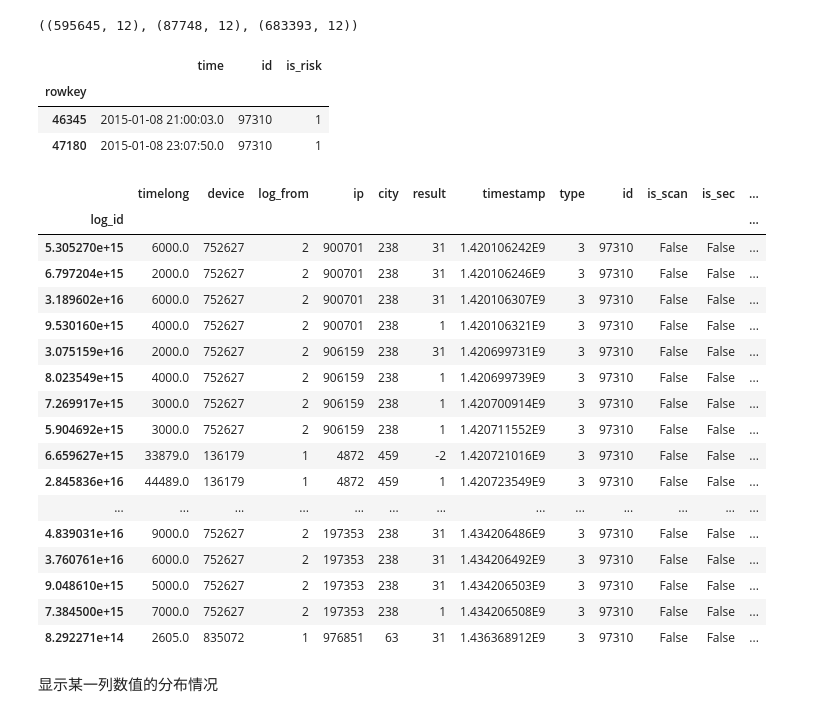
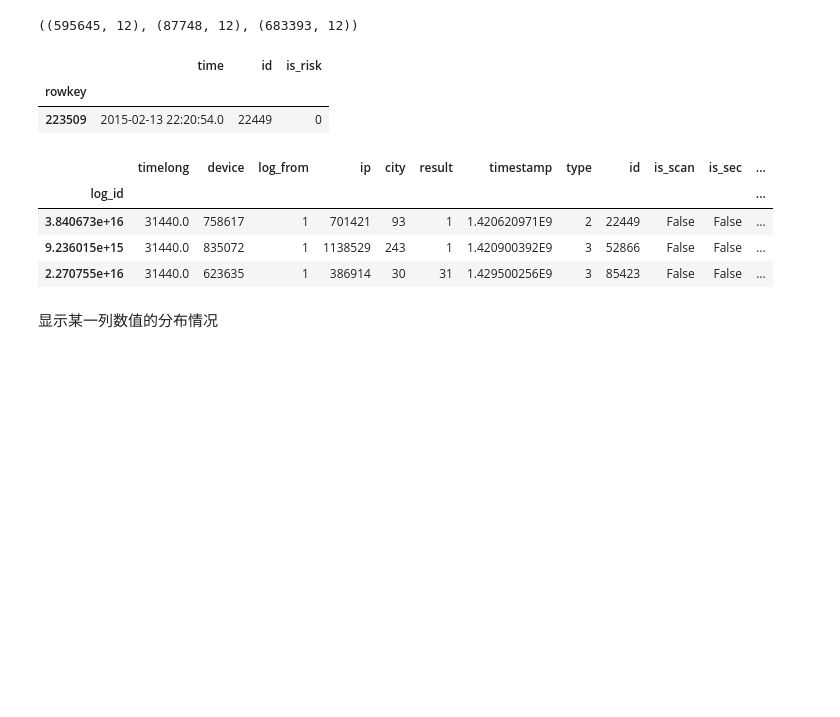
Before and after one commit to tusonggao/Kaggle_code, a Jupyter notebook: jd_contest/jd_contest.ipynb, the cells around one changed output. Saved outputs shown, nothing was run; the diff lists cells and outputs as text; code cells hidden in the pictures; blank space fills up the shorter version.

```diff
--- a/jd_contest/jd_contest.ipynb
+++ b/jd_contest/jd_contest.ipynb
@@ -26,36 +26,24 @@ login_df['result'].unique()
 login_df['id'].unique()
 len(login_df['city'].unique()), len(login_df.index)
 trade_df.count()
-trade_df[trade_df.id=='97310'].sort_values(by='time', ascending = True)
+trade_df[trade_df.id=='22449'].sort_values(by='time', ascending = True)
 # %% [output]
 |  | time | id | is_risk |
 | rowkey |  |  |  |
-| 46345 | 2015-01-08 21:00:03.0 | 97310 | 1 |
-| 47180 | 2015-01-08 23:07:50.0 | 97310 | 1 |
+| 223509 | 2015-02-13 22:20:54.0 | 22449 | 0 |
 # %%
-merged_login_df[merged_login_df.id=='97310'].sort_values(by='time', ascending = True)
-# merged_login_df[merged_login_df.device==835072].sort_values(by='time', ascending = True)
-# merged_login_df[merged_login_df.ip==359080].sort_values(by='time', ascending = True)
+# merged_login_df[merged_login_df.id=='52866'].sort_values(by='time', ascending = True)
+# merged_login_df[merged_login_df.device==998778].sort_values(by='time', ascending = True)
+# merged_login_df[merged_login_df.ip==861771].sort_values(by='time', ascending = True)
+# merged_login_df[merged_login_df.city==456].sort_values(by='time', ascending = True)
 # merged_login_df[merged_login_df.device==756350].sort_values(by='time', ascending = True)
+merged_login_df[merged_login_df.timelong==31440.0].sort_values(by='time', ascending = True)
 # %% [output]
 |  | timelong | device | log_from | ip | city | result | timestamp | type | id | is_scan | is_sec | ... |
 | log_id |  |  |  |  |  |  |  |  |  |  |  | ... |
-| 5.305270e+15 | 6000.0 | 752627 | 2 | 900701 | 238 | 31 | 1.420106242E9 | 3 | 97310 | False | False | ... |
-| 6.797204e+15 | 2000.0 | 752627 | 2 | 900701 | 238 | 31 | 1.420106246E9 | 3 | 97310 | False | False | ... |
-| 3.189602e+16 | 6000.0 | 752627 | 2 | 900701 | 238 | 31 | 1.420106307E9 | 3 | 97310 | False | False | ... |
-| 9.530160e+15 | 4000.0 | 752627 | 2 | 900701 | 238 | 1 | 1.420106321E9 | 3 | 97310 | False | False | ... |
-| 3.075159e+16 | 2000.0 | 752627 | 2 | 906159 | 238 | 31 | 1.420699731E9 | 3 | 97310 | False | False | ... |
-| 8.023549e+15 | 4000.0 | 752627 | 2 | 906159 | 238 | 1 | 1.420699739E9 | 3 | 97310 | False | False | ... |
-| 7.269917e+15 | 3000.0 | 752627 | 2 | 906159 | 238 | 1 | 1.420700914E9 | 3 | 97310 | False | False | ... |
-| 5.904692e+15 | 3000.0 | 752627 | 2 | 906159 | 238 | 1 | 1.420711552E9 | 3 | 97310 | False | False | ... |
-| 6.659627e+15 | 33879.0 | 136179 | 1 | 4872 | 459 | -2 | 1.420721016E9 | 3 | 97310 | False | False | ... |
-| 2.845836e+16 | 44489.0 | 136179 | 1 | 4872 | 459 | 1 | 1.420723549E9 | 3 | 97310 | False | False | ... |
-| ... | ... | ... | ... | ... | ... | ... | ... | ... | ... | ... | ... | ... |
-| 4.839031e+16 | 9000.0 | 752627 | 2 | 197353 | 238 | 31 | 1.434206486E9 | 3 | 97310 | False | False | ... |
-| 3.760761e+16 | 6000.0 | 752627 | 2 | 197353 | 238 | 31 | 1.434206492E9 | 3 | 97310 | False | False | ... |
-| 9.048610e+15 | 5000.0 | 752627 | 2 | 197353 | 238 | 31 | 1.434206503E9 | 3 | 97310 | False | False | ... |
-| 7.384500e+15 | 7000.0 | 752627 | 2 | 197353 | 238 | 1 | 1.434206508E9 | 3 | 97310 | False | False | ... |
-| 8.292271e+14 | 2605.0 | 835072 | 1 | 976851 | 63 | 31 | 1.436368912E9 | 3 | 97310 | False | False | ... |
+| 3.840673e+16 | 31440.0 | 758617 | 1 | 701421 | 93 | 1 | 1.420620971E9 | 2 | 22449 | False | False | ... |
+| 9.236015e+15 | 31440.0 | 835072 | 1 | 1138529 | 243 | 1 | 1.420900392E9 | 3 | 52866 | False | False | ... |
+| 2.270755e+16 | 31440.0 | 623635 | 1 | 386914 | 30 | 31 | 1.429500256E9 | 3 | 85423 | False | False | ... |
 # %% [markdown]
 显示某一列数值的分布情况
 # %%
```
Also changed, not shown: 2 other files.
